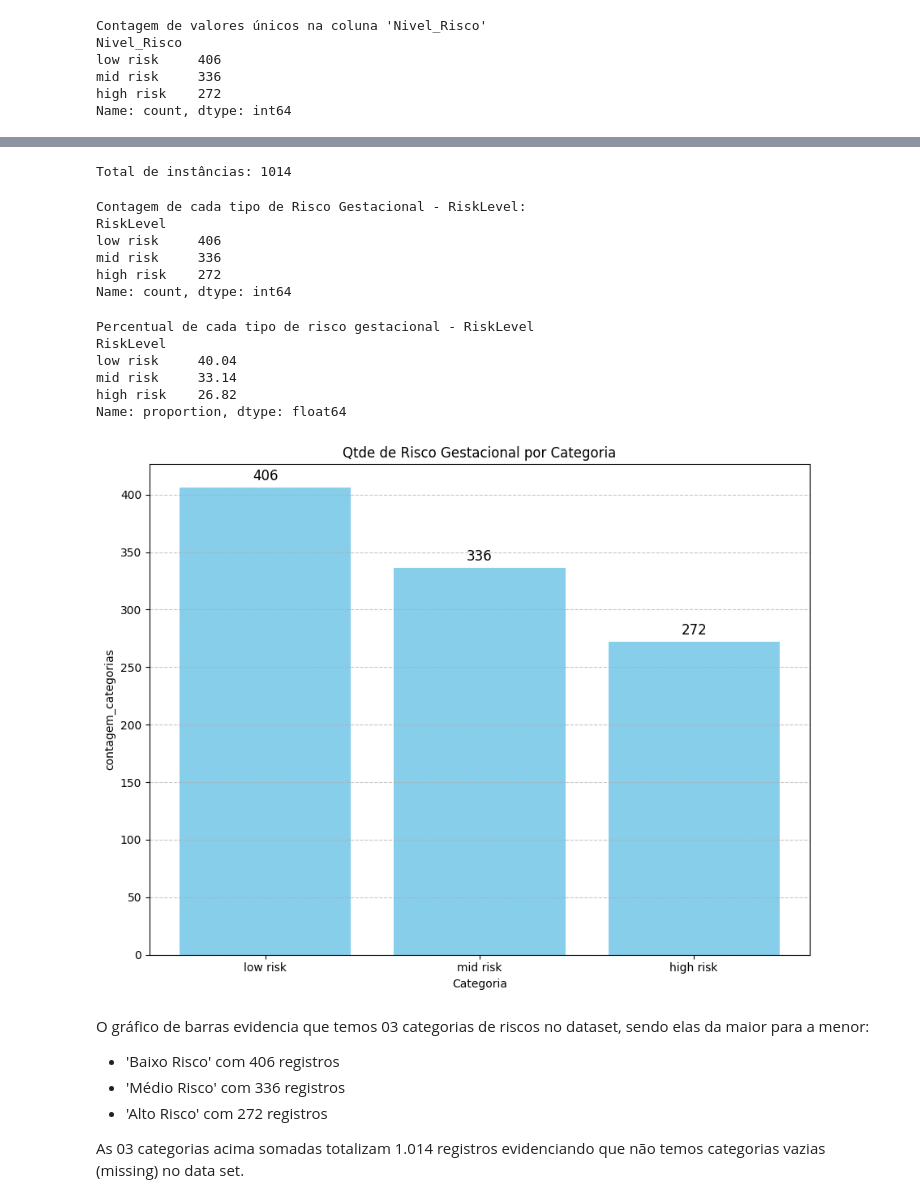
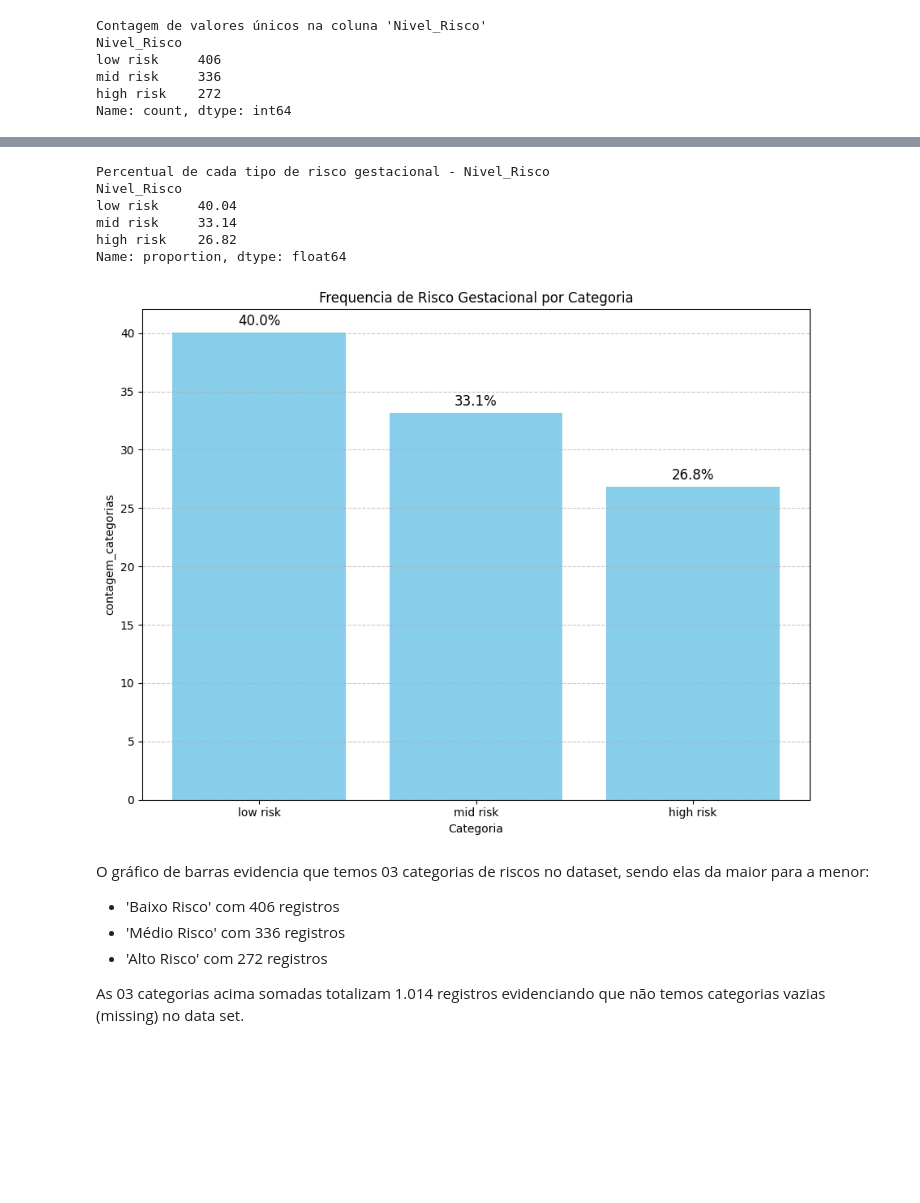
Before and after one commit to AlineFiori/MVP, a Jupyter notebook: Template_Análise_de_Dados_Pregnancy.ipynb, the cells around one changed output, grey strips where cells are left out. Saved outputs shown, nothing was run; the diff lists cells and outputs as text; code cells hidden in the pictures; blank space fills up the shorter version.

```diff
--- a/Template_Análise_de_Dados_Pregnancy.ipynb
+++ b/Template_Análise_de_Dados_Pregnancy.ipynb
@@ -61,6 +59,6 @@ import seaborn as sns #visualização de dados científicos
 url_github = 'https://github.com/AlineFiori/MVP/raw/refs/heads/main/Maternal%20Health%20Risk%20Data%20Set.csv.xls'
 # %%
 # Carregar os dados da url para um data frame pandas
-Base = pd.read_csv(url_github)
+Dataset = pd.read_csv(url_github)
 # %%
 # Primeiras linhas
@@ -79,5 +77,5 @@ Nesta etapa de Análise de Dados Exploratória, visamos entender a distribuiçã
 # %%
-# Renomear colunas para facilitar o uso
+# 1. Renomear colunas para facilitar o uso
 colunas_para_renomear = {
     'Age': 'Idade',
     'SystolicBP': 'Pressao_Sistolica',
@@ -88,8 +86,8 @@ colunas_para_renomear = {
     'RiskLevel': 'Nivel_Risco'}
 
 
-Base = Base.rename(columns=colunas_para_renomear)
+Dataset = Dataset.rename(columns=colunas_para_renomear)
 
-print("\nBase com colunas renomeadas:")
-print(Base.head()) # E aqui você usa .head() no DataFrame após a renomeação
+print("\nBase com colunas renomeadas - Primeiras 5 linhas:")
+print(Dataset.head()) # E aqui você usa .head() no DataFrame após a renomeação
 # %% [output]
@@ -233,75 +186,64 @@ None
-# %%
-# Conta quantos registros há no dataset
-print(f"Total de instâncias: {len(df)}")
-# %% [output]
-Total de instâncias: 1014
-# %%
-# Calcula a frequencia (quantidade) de risco por categoria RiskLevel
-contagem_risco = Base['RiskLevel'].value_counts()
-print("\nContagem de cada tipo de Risco Gestacional - RiskLevel:")
-print(contagem_risco)
-# %% [output]
-Contagem de cada tipo de Risco Gestacional - RiskLevel:
-RiskLevel
-low risk     406
-mid risk     336
-high risk    272
-Name: count, dtype: int64
 # %%
-# Calcula a frequencia (percentual) de risco por categoria RiskLevel
-percentual_risco = Base['RiskLevel'].value_counts(normalize=True) * 100
+# 7. Análise de variáveis categóricas: analisando a categoria de risco por percentual
+percentual_risco = Dataset['Nivel_Risco'].value_counts(normalize=True) * 100
 percentual_risco = percentual_risco.round(2) # a função round(2) indica a qtde de casas decimais
-print("\nPercentual de cada tipo de risco gestacional - RiskLevel")
+print("\nPercentual de cada tipo de risco gestacional - Nivel_Risco")
 print(percentual_risco)
 # %% [output]
-Percentual de cada tipo de risco gestacional - RiskLevel
-RiskLevel
+Percentual de cada tipo de risco gestacional - Nivel_Risco
+Nivel_Risco
 low risk     40.04
 mid risk     33.14
 high risk    26.82
 Name: proportion, dtype: float64
 # %%
+# 8. Análise de variável numérica - distribuição do risco gestacional
+
 # Grafico de Barras para visualizarmos a frequenica (em qtde) de risco gestacional por tipo de risco
 
 # 1. Preparação dos Dados para o Gráfico
 #Para um gráfico de barras de contagem, primeiro precisamos contar a frequência de cada categoria.
-contagem_categorias = Base['RiskLevel'].value_counts()
-
+#contagem_risco = Dataset['Nivel_Risco'].value_counts()
+percentual_risco = Dataset['Nivel_Risco'].value_counts(normalize=True) * 100
 # 2. Criação do gráfico de barras
 # Prepara a figura e a area do grafico
 plt.figure(figsize=(9, 7))
 
 
 # É necessário armazenar o resultado de plt.bar() na variável 'bar_container', isso nos dá acesso aos objetos das barras para aplicar os rótulos.
 bar_container = plt.bar(
-    x=contagem_risco.index,     # Os nomes das categorias (Níveis de Risco) no eixo X
-    height=contagem_risco.values, # As contagens (quantidades) no eixo Y
+    x=percentual_risco.index,     # Os nomes das categorias (Níveis de Risco) no eixo X
+    height=percentual_risco.values, # As contagens (quantidades) no eixo Y
     color='skyblue' )       # Cor das barras
 
 
 #Insere titulo no grafico
-plt.title('Frequencia (qtde) de Risco Gestacional por Categoria')
+plt.title('Frequencia de Risco Gestacional por Categoria')
 
 #Insere os rótulos nos eixos
 plt.xlabel('Categoria')
 plt.ylabel('contagem_categorias')
 
 # Adiciona uma grade horizontal para facilitar a leitura dos valores
 plt.grid(axis='y', linestyle='--', alpha=0.7)
 
 #Ajusta margens do grafico (para eliminar margens desnecessarias)
 plt.tight_layout()
 
 # Adiciona os Rótulos de Dados em Cima das Barras
 # 'plt.bar_label()' é a função para isso, ela é chamada no 'bar_container' (o objeto que guarda as barras).
 # 'fmt="%d"' formata os rótulos como números inteiros (sem casas decimais).
-# 'padding=5' adiciona um pequeno espaço entre o topo da barra e o rótulo, para não ficar colado.
-plt.bar_label(bar_container, fmt="%d", padding=4, fontsize=12, color='black')
+
+plt.bar_label(bar_container,
+              fmt="%.1f%%",   # Formato percentual com uma casa decimal
+              padding=4,      # Espaçamento entre a barra e o rótulo
+              fontsize=12,    # Tamanho da fonte do rótulo
+              color='black')  # Cor do texto do rótulo
 
 
 plt.show() #mostra o gráfico
 # %% [output]
-[figure, old version]
+[figure, new version]
 # %% [markdown]
 O gráfico de barras evidencia que temos 03 categorias de riscos no dataset, sendo elas da maior para a menor:
 - 'Baixo Risco' com 406 registros
```
Also changed, not shown: parts of 20 cells of this notebook.
